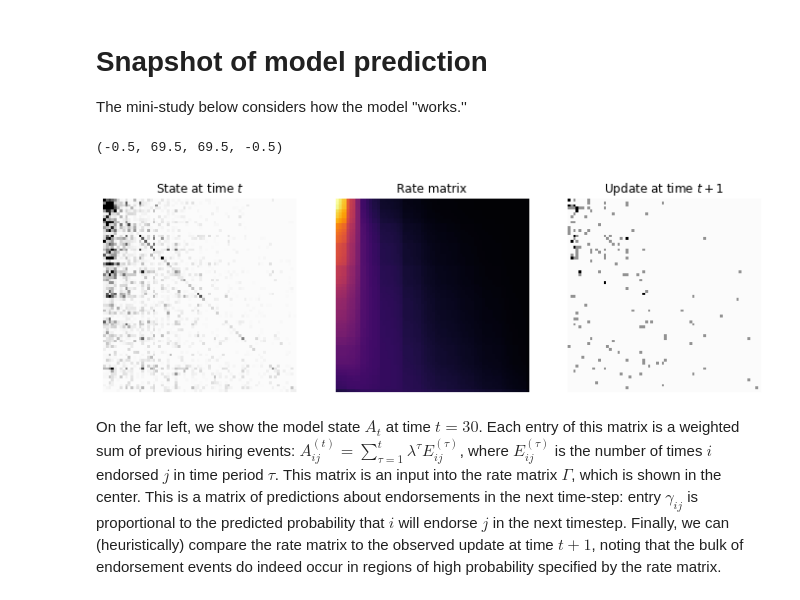
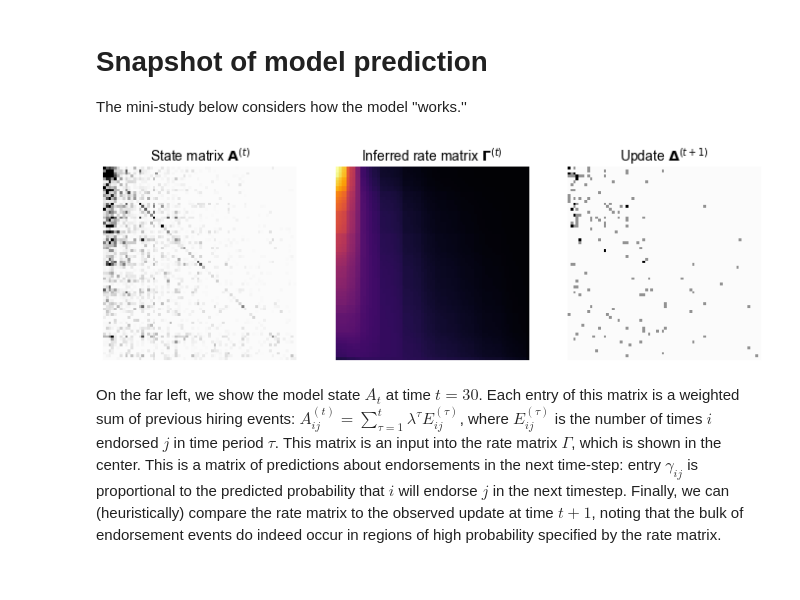
Before and after one commit to PhilChodrow/prestige_reinforcement, a Jupyter notebook: refactor_math_PhD.ipynb, the cells around one changed output. Cells and saved outputs as stored; diff of their text form; code cells hidden in the pictures.

```diff
--- a/refactor_math_PhD.ipynb
+++ b/refactor_math_PhD.ipynb
@@ -154,35 +156,40 @@ While this is a highly informal approach and should not be confused with actual
 The mini-study below considers how the model ''works.''
 # %%
 # snapshot of the state and cumulative hiring matrix at specified time i
+
+A = state_matrix(T, A0 = A0, lam = pars['lam'])
+
+S = SR_quadratic_feature(A)
 
 i = 30
 
 V = softmax(S, pars['beta'])[i]
 # V = softmax(S, np.array([2.8, 0]))[i]
 
 
 fig = plt.figure(figsize = (12, 5))
 ax = fig.add_subplot(131)
 ax.imshow(np.ones_like(A[i]), cmap = 'Greys', vmax = 1, vmin = 0, alpha = 1)
 ax.imshow(matrix_sort(A[i], -V.sum(axis = 0)), vmax = .5,  cmap = 'Greys', alpha = .99)
-ax.set(title = 'State at time $t$')
+ax.set(title = r'State matrix $\mathbf{A}^{(t)}$')
 ax.axis('off')
 
 ax = fig.add_subplot(132)
 # plt.imshow(np.ones_like(V), cmap = 'Greys', vmax = 1)
 ax.imshow(matrix_sort(V, -V.sum(axis = 0)), alpha = .995, cmap = 'inferno')
-ax.set(title = 'Rate matrix')
+ax.set(title = 'Inferred rate matrix $\mathbf{\Gamma}^{(t)}$')
 plt.gca().axis('off')
 
 ax = fig.add_subplot(133)
 ax.imshow(np.ones_like(T[i]), cmap = 'Greys', vmax = 1, vmin = 0, alpha = 1)
-ax.imshow(matrix_sort(T[i+1]-T[i], -GAMMA[i]), vmax = 2,  cmap = 'Greys', alpha = .99)
-ax.set(title = 'Update at time $t+1$')
+ax.imshow(matrix_sort(T[i+1]-T[i], -V.sum(axis = 0)), vmax = 2,  cmap = 'Greys', alpha = .99)
+ax.set(title = 'Update $\mathbf{\Delta}^{(t+1)}$')
 ax.axis('off')
 # plt.colorbar()
+
+plt.savefig('fig/math_phd_illustration.png', dpi = 300, bbox_inches = 'tight')
 # %% [output]
-(-0.5, 69.5, 69.5, -0.5)
-[figure, old version]
+[figure, new version]
 # %% [markdown]
 On the far left, we show the model state $A_t$ at time $t = 30$. Each entry of this matrix is a weighted sum of previous hiring events: $A_{ij}^{(t)} = \sum_{\tau = 1}^t \lambda^\tau E_{ij}^{(\tau)}$, where $E_{ij}^{(\tau)}$ is the number of times $i$ endorsed $j$ in time period $\tau$. This matrix is an input into the rate matrix $\Gamma$, which is shown in the center. This is a matrix of predictions about endorsements in the next time-step: entry $\gamma_{ij}$ is proportional to the predicted probability that $i$ will endorse $j$ in the next timestep. Finally, we can (heuristically) compare the rate matrix to the observed update at time $t+1$, noting that the bulk of endorsement events do indeed occur in regions of high probability specified by the rate matrix.
 # %% [markdown]
```
Also changed, not shown: parts of 8 cells of this notebook, 1 other file.
